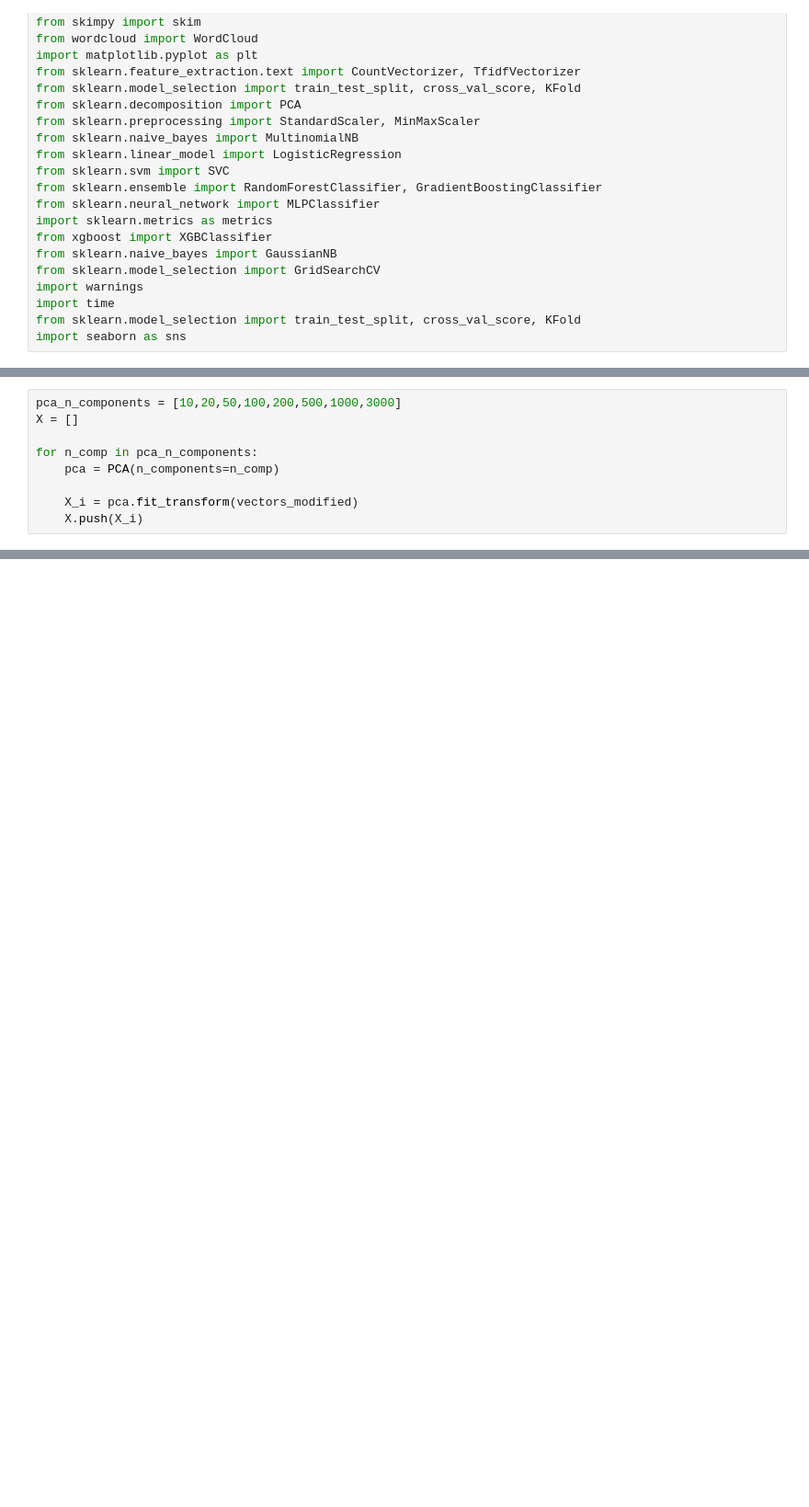
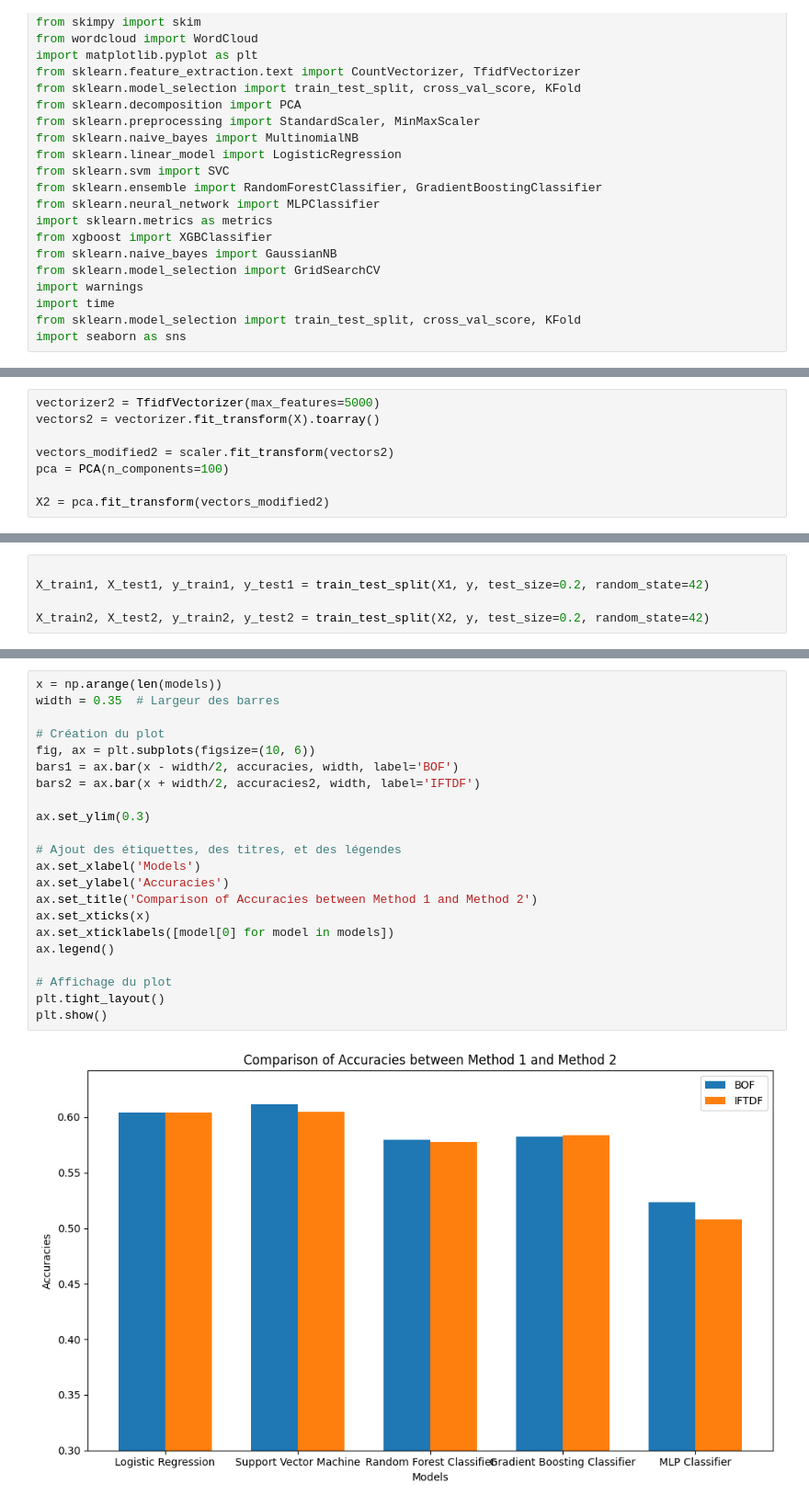
Before and after one commit to NazimKs/Projet-ML-isd, a Jupyter notebook: src/annexe_TD_IDF _vs_bag_of_words.ipynb, the cells around one changed output, grey strips where cells are left out. Shown at 92% size. Cells and saved outputs as stored; diff of their text form; blank space fills up the shorter version.

```diff
--- a/src/annexe_TD_IDF _vs_bag_of_words.ipynb
+++ b/src/annexe_TD_IDF _vs_bag_of_words.ipynb
@@ -76,9 +144,8 @@ vectors_modified
-# %%
-pca_n_components = [10,20,50,100,200,500,1000,3000]
-X = []
-
-for n_comp in pca_n_components:
-    pca = PCA(n_components=n_comp)
-
-    X_i = pca.fit_transform(vectors_modified)
-    X.push(X_i)
+# %%
+vectorizer2 = TfidfVectorizer(max_features=5000)
+vectors2 = vectorizer.fit_transform(X).toarray()
+
+vectors_modified2 = scaler.fit_transform(vectors2)
+pca = PCA(n_components=100)
+
+X2 = pca.fit_transform(vectors_modified2)
@@ -85 +155,6 @@ for n_comp in pca_n_components:
+# %%
+
+X_train1, X_test1, y_train1, y_test1 = train_test_split(X1, y, test_size=0.2, random_state=42)
+
+X_train2, X_test2, y_train2, y_test2 = train_test_split(X2, y, test_size=0.2, random_state=42)
 # %%
@@ -116,0 +278,24 @@ for i,n_comp in pca_n_components:
+# %%
+x = np.arange(len(models))
+width = 0.35  # Largeur des barres
+
+# Création du plot
+fig, ax = plt.subplots(figsize=(10, 6))
+bars1 = ax.bar(x - width/2, accuracies, width, label='BOF')
+bars2 = ax.bar(x + width/2, accuracies2, width, label='IFTDF')
+
+ax.set_ylim(0.3)
+
+# Ajout des étiquettes, des titres, et des légendes
+ax.set_xlabel('Models')
+ax.set_ylabel('Accuracies')
+ax.set_title('Comparison of Accuracies between Method 1 and Method 2')
+ax.set_xticks(x)
+ax.set_xticklabels([model[0] for model in models])
+ax.legend()
+
+# Affichage du plot
+plt.tight_layout()
+plt.show()
+# %% [output]
+[figure, added]
```
Also changed, not shown: parts of 17 cells of this notebook, 5 other files.
